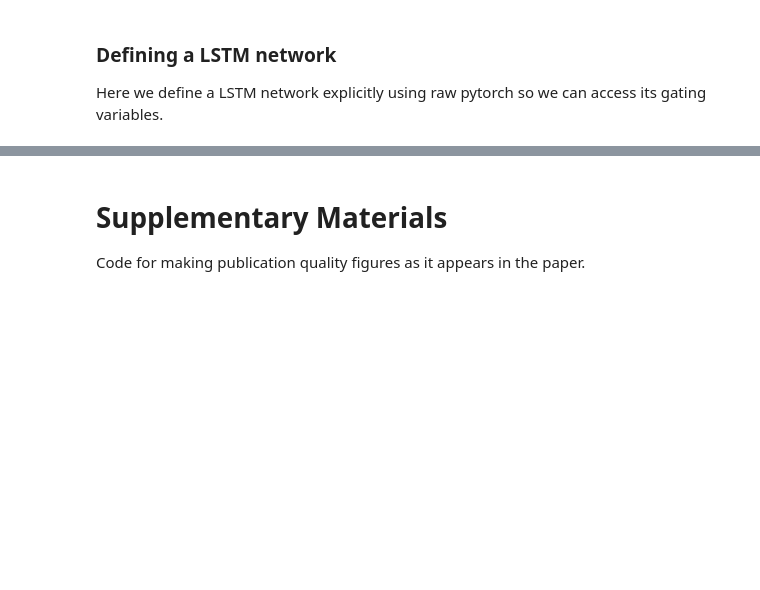
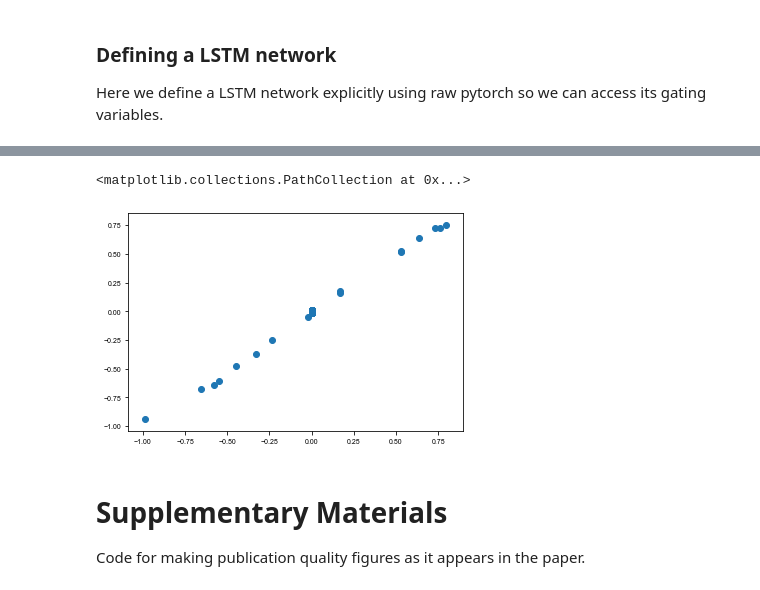
Before and after one commit to gyyang/nn-brain, a Jupyter notebook: LSTMVisualization.ipynb, the cells around one changed output, grey strips where cells are left out. Drawn from its saved outputs; the diff is of its cells as text; code cells hidden in the pictures; blank space fills up the shorter version.

```diff
--- a/LSTMVisualization.ipynb
+++ b/LSTMVisualization.ipynb
@@ -48,6 +48,7 @@ plt.yticks([0])
 
 Here we define a LSTM network explicitly using raw pytorch so we can access its gating variables.
 # %%
+from collections import defaultdict
 import torch
 import torch.nn as nn
 
@@ -86,7 +87,15 @@ class MyLSTM(nn.Module):
         hy = outgate * torch.tanh(cy)
 
         if self.readout:
-            return (hy, cy), (ingate, outgate, forgetgate)
+            result = {
+                'ingate': ingate,
+                'outgate': outgate,
+                'forgetgate': forgetgate,
+                'input': cellgate,
+                'cell': cy,
+                'output': hy,
+            }
+            return (hy, cy), result
         else:
             return hy, cy
 
@@ -106,19 +115,18 @@ class MyLSTM(nn.Module):
 
         else:
             output = []
-            ingate, outgate, forgetgate = [], [], []
+            result = defaultdict(list)  # dictionary with default as a list
             for i in range(input.size(0)):
-                hidden, gates = self.recurrence(input[i], hidden)
+                hidden, res = self.recurrence(input[i], hidden)
                 output.append(hidden[0])
-                ingate.append(gates[0])
-                outgate.append(gates[1])
-                forgetgate.append(gates[2])
+                for key, val in res.items():
+                    result[key].append(val)
 
             output = torch.stack(output, dim=0)
-            ingate = torch.stack(ingate, dim=0)
-            outgate = torch.stack(outgate, dim=0)
-            forgetgate = torch.stack(forgetgate, dim=0)
-            return output, hidden, (ingate, outgate, forgetgate)
+            for key, val in result.items():
+                result[key] = torch.stack(val, dim=0)
+
+            return output, hidden, result
 
 
 class Net(nn.Module):
@@ -221,3 +236,9 @@ plt.legend(title='gate')
+# %%
+plt.figure()
+plt.scatter(labels.flatten(), output.flatten())
+# %% [output]
+<matplotlib.collections.PathCollection at 0x...>
+[figure, added]
 # %% [markdown]
 # Supplementary Materials
 
```
Also changed, not shown: parts of 7 cells of this notebook.
